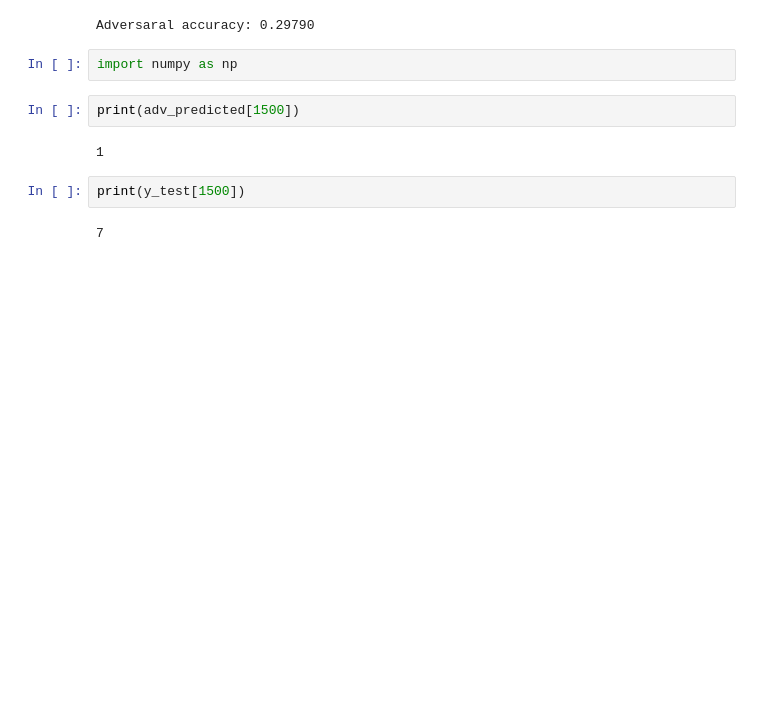
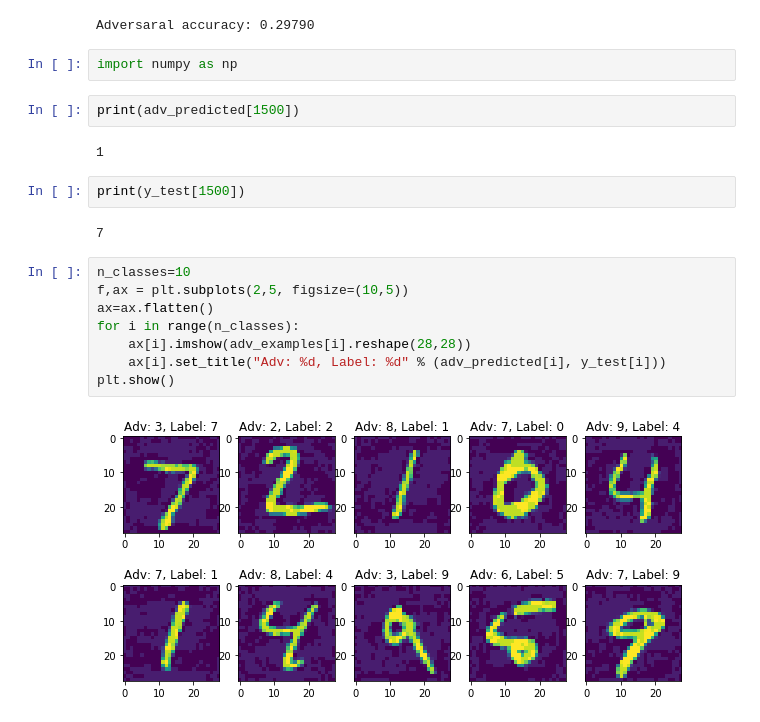
Before and after one commit to garima0106/Adversarial, a Jupyter notebook: Adv_FGSM_attack.ipynb, the cells around one changed output. Saved outputs shown, nothing was run; the diff lists cells and outputs as text; blank space fills up the shorter version.

```diff
--- a/Adv_FGSM_attack.ipynb
+++ b/Adv_FGSM_attack.ipynb
@@ -118,3 +137,13 @@ print(adv_predicted[1500])
 print(y_test[1500])
 # %% [output]
 7
+# %%
+n_classes=10
+f,ax = plt.subplots(2,5, figsize=(10,5))
+ax=ax.flatten()
+for i in range(n_classes):
+    ax[i].imshow(adv_examples[i].reshape(28,28))
+    ax[i].set_title("Adv: %d, Label: %d" % (adv_predicted[i], y_test[i]))
+plt.show()
+# %% [output]
+[figure, added]
```
Also changed, not shown: parts of 9 cells of this notebook.
